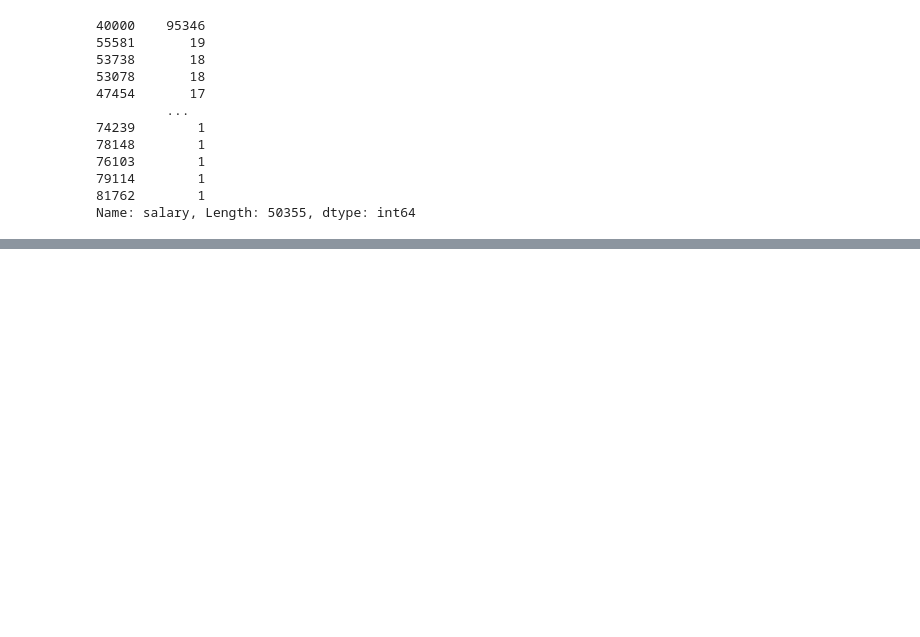
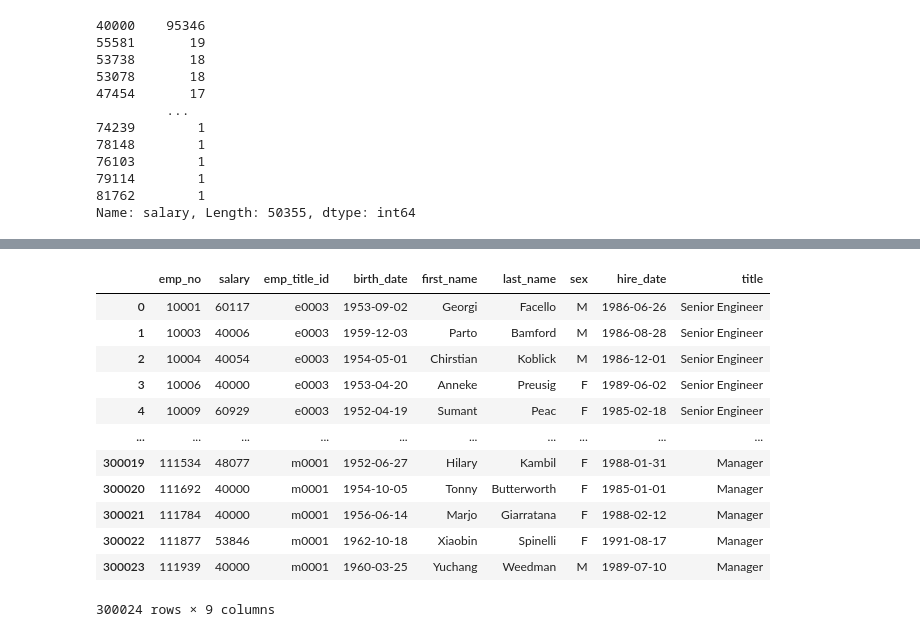
Before and after one commit to leilazintsem/SQL-Challenge, a Jupyter notebook: EmployeeSQL/Bonus_Script.ipynb, the cells around one changed output, grey strips where cells are left out. Cells and saved outputs as stored; diff of their text form; code cells hidden in the pictures; blank space fills up the shorter version.

```diff
--- a/EmployeeSQL/Bonus_Script.ipynb
+++ b/EmployeeSQL/Bonus_Script.ipynb
@@ -87,0 +84,4 @@ sns.set_style("whitegrid")
+# %%
+# let s pull employee data
+employees_data = pd.read_sql("SELECT * FROM employees", conn)
+employees_data
@@ -87,0 +102,4 @@ sns.set_style("whitegrid")
+# %%
+#let s combine employee data and salary data
+first_merge = pd.merge(salaries_data, employees_data, on="emp_no", how="inner")
+first_merge
@@ -87,0 +120,4 @@ sns.set_style("whitegrid")
+# %%
+#let s pull Title data
+titles_data = pd.read_sql("SELECT * FROM titles", conn)
+titles_data
@@ -87,0 +133,4 @@ sns.set_style("whitegrid")
+# %%
+# rename column "title_id" to "emp_title_id" so we can create a relation
+new_titles_data = titles_data.rename(columns={'title_id': 'emp_title_id'})
+new_titles_data
@@ -87,0 +146,18 @@ sns.set_style("whitegrid")
+# %%
+# we can now merge employee, salary and title data
+combined_data = pd.merge(first_merge, new_titles_data, on="emp_title_id", how="inner")
+combined_data
+# %% [output]
+|  | emp_no | salary | emp_title_id | birth_date | first_name | last_name | sex | hire_date | title |
+| 0 | 10001 | 60117 | e0003 | 1953-09-02 | Georgi | Facello | M | 1986-06-26 | Senior Engineer |
+| 1 | 10003 | 40006 | e0003 | 1959-12-03 | Parto | Bamford | M | 1986-08-28 | Senior Engineer |
+| 2 | 10004 | 40054 | e0003 | 1954-05-01 | Chirstian | Koblick | M | 1986-12-01 | Senior Engineer |
+| 3 | 10006 | 40000 | e0003 | 1953-04-20 | Anneke | Preusig | F | 1989-06-02 | Senior Engineer |
+| 4 | 10009 | 60929 | e0003 | 1952-04-19 | Sumant | Peac | F | 1985-02-18 | Senior Engineer |
+| ... | ... | ... | ... | ... | ... | ... | ... | ... | ... |
+| 300019 | 111534 | 48077 | m0001 | 1952-06-27 | Hilary | Kambil | F | 1988-01-31 | Manager |
+| 300020 | 111692 | 40000 | m0001 | 1954-10-05 | Tonny | Butterworth | F | 1985-01-01 | Manager |
+| 300021 | 111784 | 40000 | m0001 | 1956-06-14 | Marjo | Giarratana | F | 1988-02-12 | Manager |
+| 300022 | 111877 | 53846 | m0001 | 1962-10-18 | Xiaobin | Spinelli | F | 1991-08-17 | Manager |
+| 300023 | 111939 | 40000 | m0001 | 1960-03-25 | Yuchang | Weedman | M | 1989-07-10 | Manager |
+300024 rows × 9 columns
```
Also changed, not shown: parts of 11 cells of this notebook.
